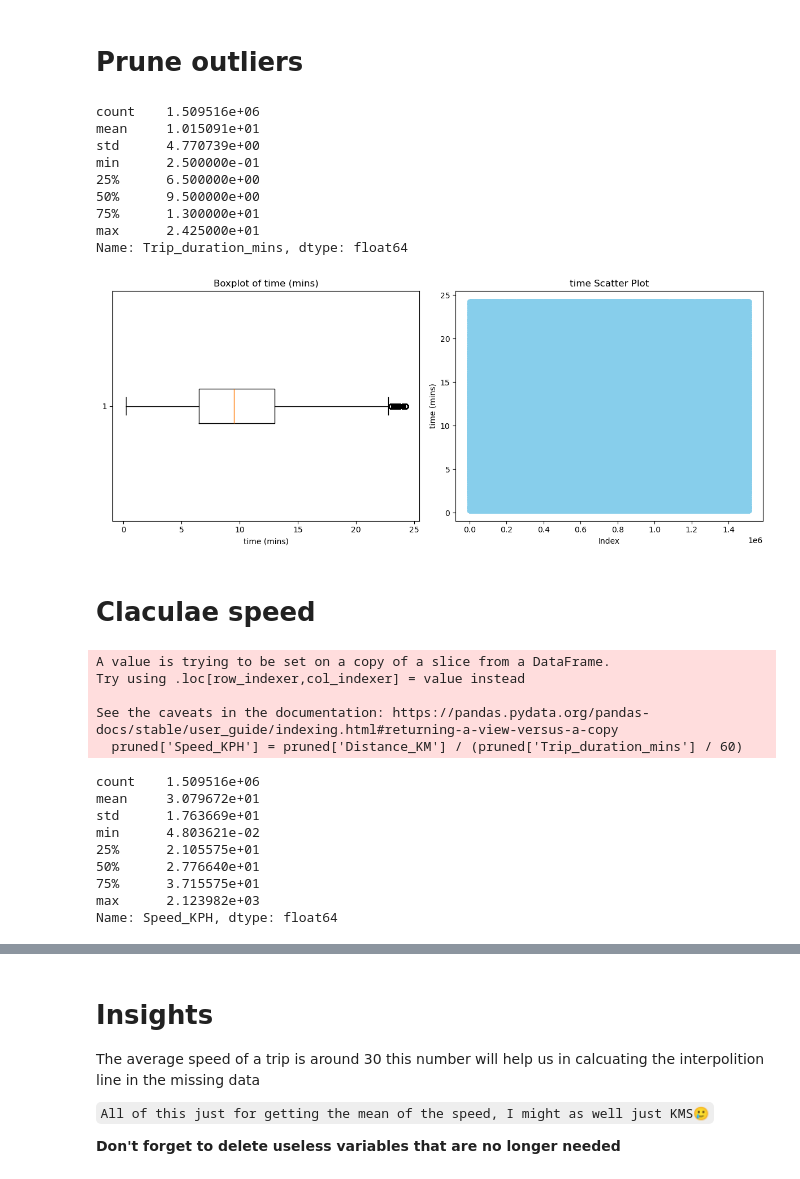
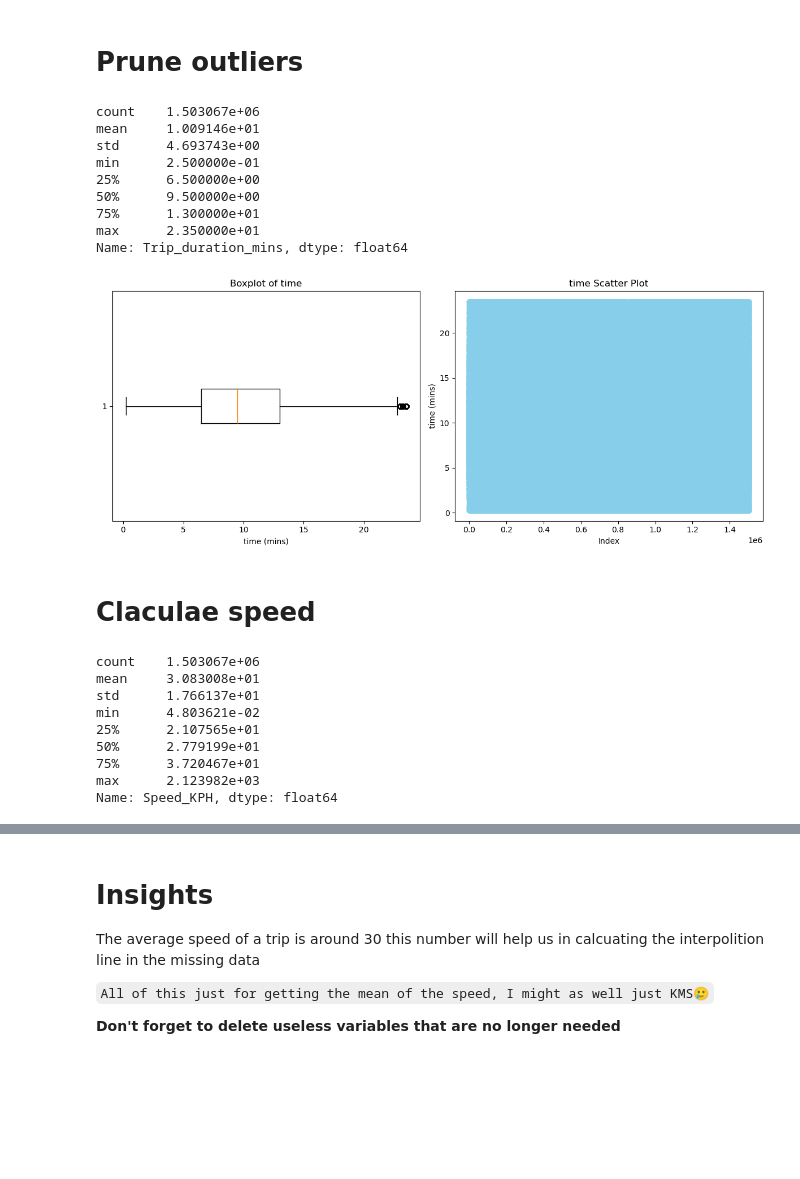
Before and after one commit to mahmoudnaif/Data-Sceince-Project, a Jupyter notebook: Testing.ipynb, the cells around one changed output, grey strips where cells are left out. Drawn from its saved outputs; the diff is of its cells as text; code cells hidden in the pictures; blank space fills up the shorter version.

```diff
--- a/Testing.ipynb
+++ b/Testing.ipynb
@@ -489,7 +504,7 @@ tempdf[tempdf['Distance_KM'] < 1] #Very short trips won't be pruned
 # %% [markdown]
 # Calcualte time
 # %%
-tempdf['Trip_duration_mins'] = tempdf['POLYLINE_PARSED'].apply(calculate_time)
+df['Trip_duration_mins'] = df['POLYLINE_PARSED'].apply(calculate_time)
 
-tempdf['Trip_duration_mins'].describe()
+df['Trip_duration_mins'].describe()
 # %% [output]
@@ -505,66 +520,44 @@ Name: Trip_duration_mins, dtype: float64
 # %% [markdown]
 # Prune outliers
 # %%
-Q1 = tempdf['Trip_duration_mins'].quantile(0.25)
-Q3 = tempdf['Trip_duration_mins'].quantile(0.75)
+Q1 = df['Trip_duration_mins'].quantile(0.25)
+Q3 = df['Trip_duration_mins'].quantile(0.75)
 IQR = Q3 - Q1
 
 lower_bound = Q1 - 1.5 * IQR #Some trips might be long and that is okay but here we are focusing on the mean so i will delete most long trips to get a good average
-upper_bound = Q3 + 1.6 * IQR
+upper_bound = Q3 + 1.5 * IQR
 
 
-pruned = tempdf[(tempdf['Trip_duration_mins'] >= lower_bound) & (tempdf['Trip_duration_mins'] <= upper_bound) ]
+df = df[(df['Trip_duration_mins'] >= lower_bound) & (df['Trip_duration_mins'] <= upper_bound) ]
 
-pruned['Trip_duration_mins'].describe()
+df['Trip_duration_mins'].describe()
 # %% [output]
-count    1.509516e+06
-mean     1.015091e+01
-std      4.770739e+00
+count    1.503067e+06
+mean     1.009146e+01
+std      4.693743e+00
 min      2.500000e-01
 25%      6.500000e+00
 50%      9.500000e+00
 75%      1.300000e+01
-max      2.425000e+01
+max      2.350000e+01
 Name: Trip_duration_mins, dtype: float64
-# %%
-plt.figure(figsize=(12, 5))
-
-Trip_duration_mins = pruned['Trip_duration_mins']
-# Boxplot
-plt.subplot(1, 2, 1)
-plt.boxplot(Trip_duration_mins, vert=False)
-plt.title("Boxplot of time (mins)")
-plt.xlabel("time (mins)")
-
-# Scatter plot
-plt.subplot(1, 2, 2)
-plt.scatter(range(len(Trip_duration_mins)), Trip_duration_mins, color='skyblue')
-plt.title("time Scatter Plot")
-plt.xlabel("Index")
-plt.ylabel("time (mins)")
-
-plt.tight_layout()
-plt.show()
-# %% [output]
-[figure, removed]
+# %%
+boxPlot_ScaterPlot(df['Trip_duration_mins'],'time (mins)')
+# %% [output]
+[figure, added]
 # %% [markdown]
 # Claculae speed
 # %%
-pruned['Speed_KPH'] = pruned['Distance_KM'] / (pruned['Trip_duration_mins'] / 60)
+df['Speed_KPH'] = df['Distance_KM'] / (df['Trip_duration_mins'] / 60)
 
-pruned['Speed_KPH'].describe()
+df['Speed_KPH'].describe()
 # %% [output]
-A value is trying to be set on a copy of a slice from a DataFrame.
-Try using .loc[row_indexer,col_indexer] = value instead
-
-See the caveats in the documentation: https://pandas.pydata.org/pandas-docs/stable/user_guide/indexing.html#returning-a-view-versus-a-copy
-  pruned['Speed_KPH'] = pruned['Distance_KM'] / (pruned['Trip_duration_mins'] / 60)
+count    1.503067e+06
+mean     3.083008e+01
+std      1.766137e+01
+min      4.803621e-02
+25%      2.107565e+01
+50%      2.779199e+01
+75%      3.720467e+01
+max      2.123982e+03
+Name: Speed_KPH, dtype: float64
-count    1.509516e+06
-mean     3.079672e+01
-std      1.763669e+01
-min      4.803621e-02
-25%      2.105575e+01
-50%      2.776640e+01
-75%      3.715575e+01
-max      2.123982e+03
-Name: Speed_KPH, dtype: float64
```
Also changed, not shown: parts of 24 cells of this notebook.
